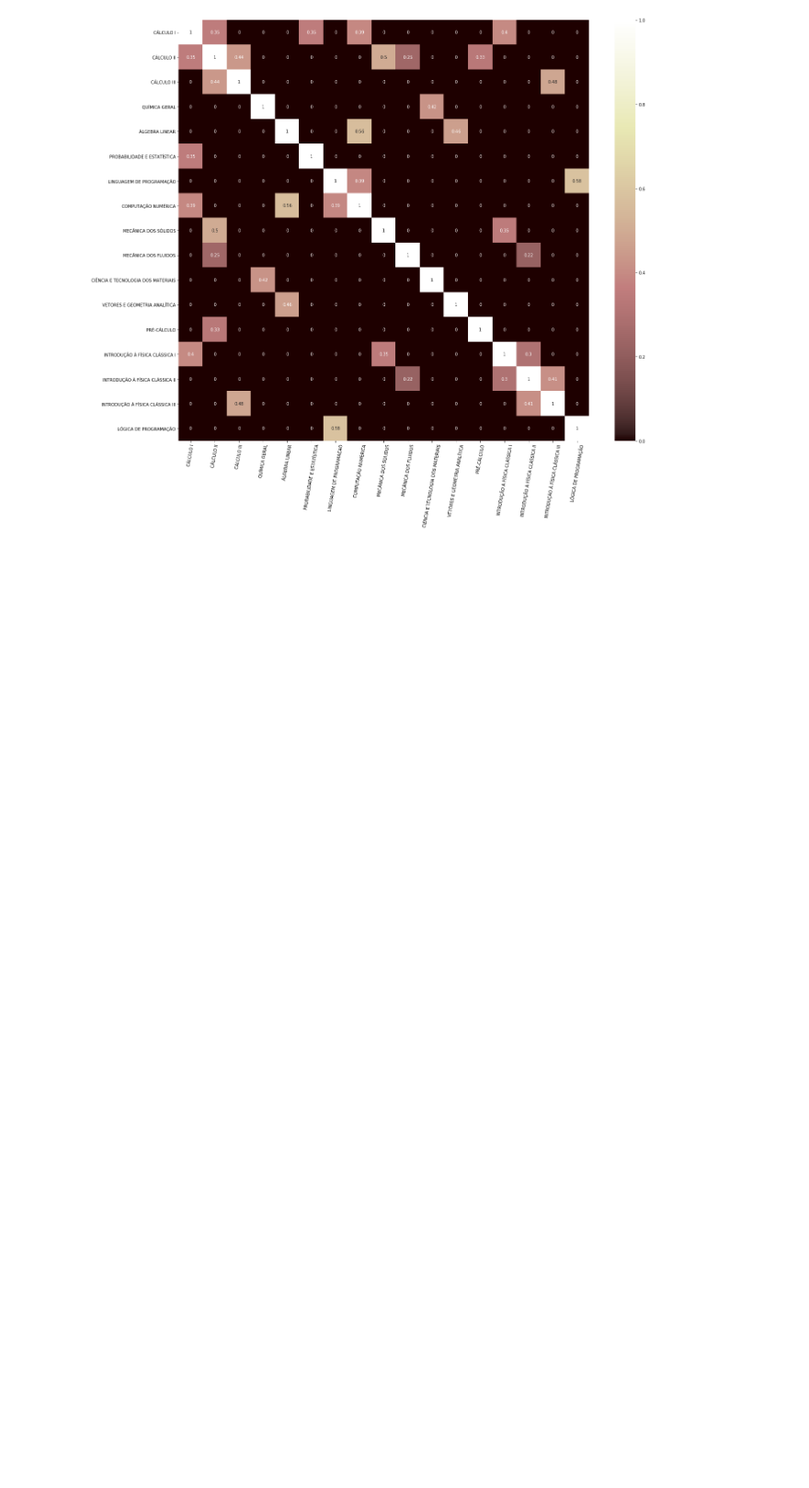
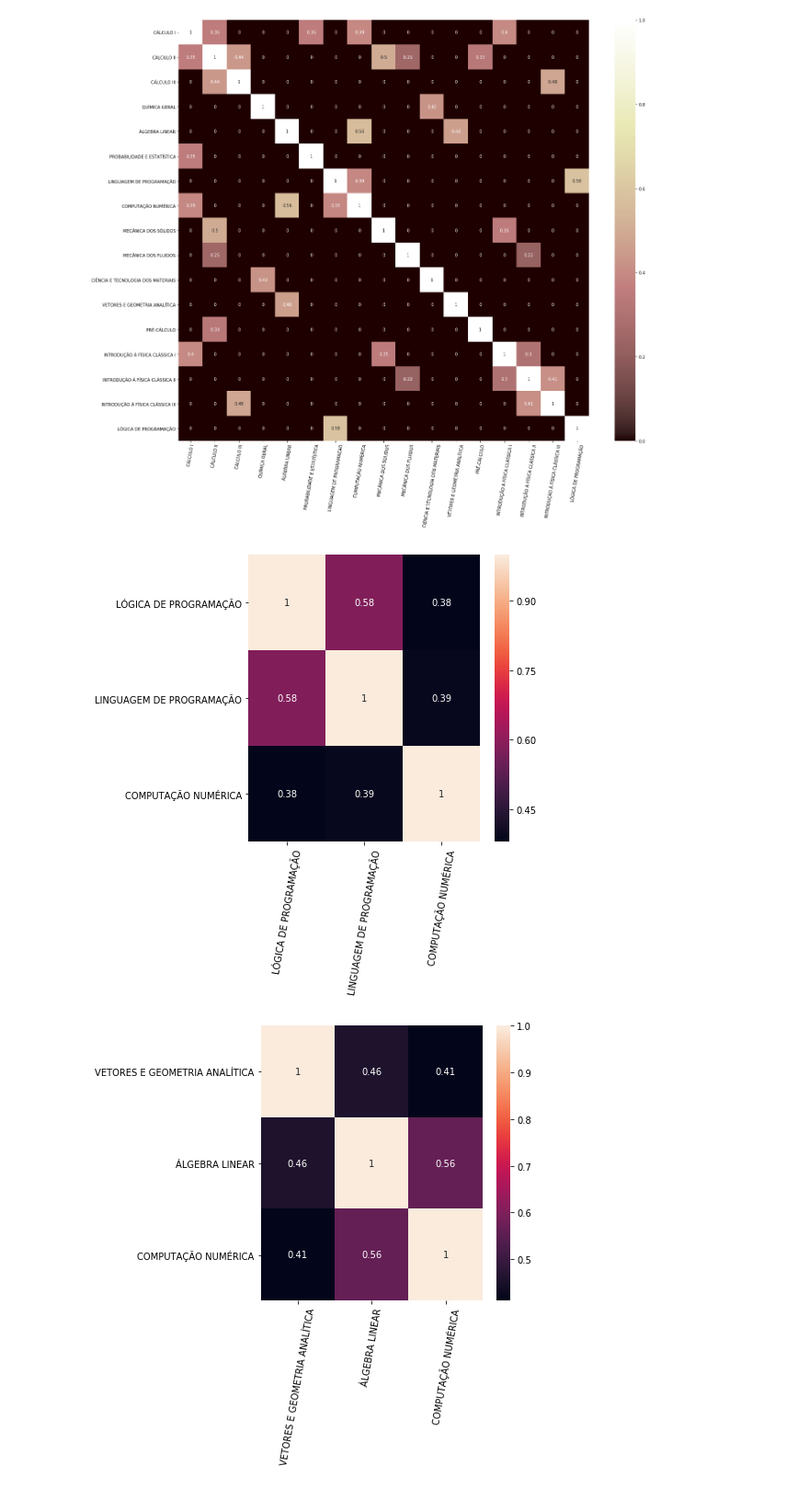
Before and after one commit to AndressaStefany/UFRN-data-analysis, a Jupyter notebook: correlacao.ipynb, the cells around one changed output. Shown at 92% size. Drawn from its saved outputs; the diff is of its cells as text; code cells hidden in the pictures; blank space fills up the shorter version.

```diff
--- a/correlacao.ipynb
+++ b/correlacao.ipynb
@@ -538,3 +538,56 @@ plt.tight_layout()
 sns_plot.get_figure().savefig('correlacao.png')
 # %% [output]
 [figure]
+# %%
+correrTodas= pd.DataFrame(df_correr.corr())
+
+col_alg = ['VETORES E GEOMETRIA ANALÍTICA','ÁLGEBRA LINEAR','COMPUTAÇÃO NUMÉRICA']
+col_comp = ['LÓGICA DE PROGRAMAÇÃO','LINGUAGEM DE PROGRAMAÇÃO','COMPUTAÇÃO NUMÉRICA']
+col_mat = ['PRÉ-CÁLCULO', 'CÁLCULO I', 'CÁLCULO II', 'CÁLCULO III']
+col_fis = ['CÁLCULO I', 'INTRODUÇÃO À FÍSICA CLÁSSICA I', 'INTRODUÇÃO À FÍSICA CLÁSSICA II', 'INTRODUÇÃO À FÍSICA CLÁSSICA III']
+col_quim = ['QUÍMICA GERAL', 'CIÊNCIA E TECNOLOGIA DOS MATERIAIS']
+col_mec = ['CÁLCULO II', 'MECÂNICA DOS SÓLIDOS', 'MECÂNICA DOS FLUIDOS']
+# %%
+fig, ax = plt.subplots(figsize=(7,7))
+sns_plot = sns.heatmap(df_correr[col_comp].corr(),center=0, annot=True, ax=ax)
+plt.xticks(rotation=80)
+plt.tight_layout()
+sns_plot.get_figure().savefig('corr_computação.png')
+
+fig, ax = plt.subplots(figsize=(7,7))
+sns_plot = sns.heatmap(df_correr[col_alg].corr(),center=0, annot=True, ax=ax)
+plt.xticks(rotation=80)
+plt.yticks(rotation=0)
+plt.tight_layout()
+sns_plot.get_figure().savefig('corr_algebra.png')
+
+fig, ax = plt.subplots(figsize=(7,7))
+sns_plot = sns.heatmap(df_correr[col_mat].corr(),center=0, annot=True, ax=ax)
+plt.xticks(rotation=30)
+plt.yticks(rotation=0)
+plt.tight_layout()
+sns_plot.get_figure().savefig('corr_mat.png')
+
+fig, ax = plt.subplots(figsize=(7,7))
+sns_plot = sns.heatmap(df_correr[col_fis].corr(), annot=True, ax=ax)
+plt.xticks(rotation=80)
+plt.yticks(rotation=0)
+plt.tight_layout()
+sns_plot.get_figure().savefig('corr_fis.png')
+
+fig, ax = plt.subplots(figsize=(7,7))
+sns_plot = sns.heatmap(df_correr[col_quim].corr(), center=0, annot=True, ax=ax)
+plt.xticks(rotation=80)
+plt.yticks(rotation=0)
+plt.tight_layout()
+sns_plot.get_figure().savefig('corr_quim.png')
+
+fig, ax = plt.subplots(figsize=(7,7))
+sns_plot = sns.heatmap(df_correr[col_mec].corr(), center=0, annot=True, ax=ax)
+plt.xticks(rotation=80)
+plt.yticks(rotation=0)
+plt.tight_layout()
+sns_plot.get_figure().savefig('corr_mec.png')
+# %% [output]
+[figure, added]
+[figure, added]
```
Also changed, not shown: parts of 2 cells of this notebook.
